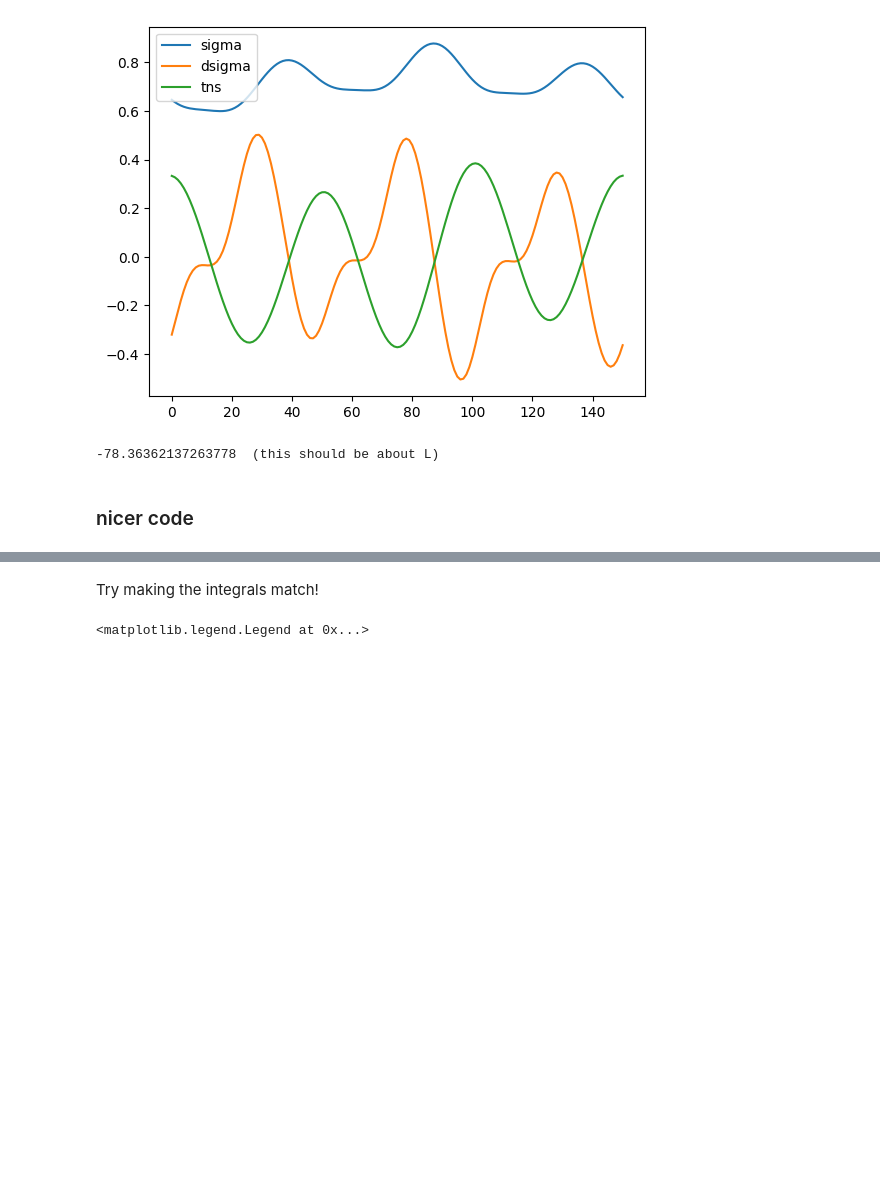
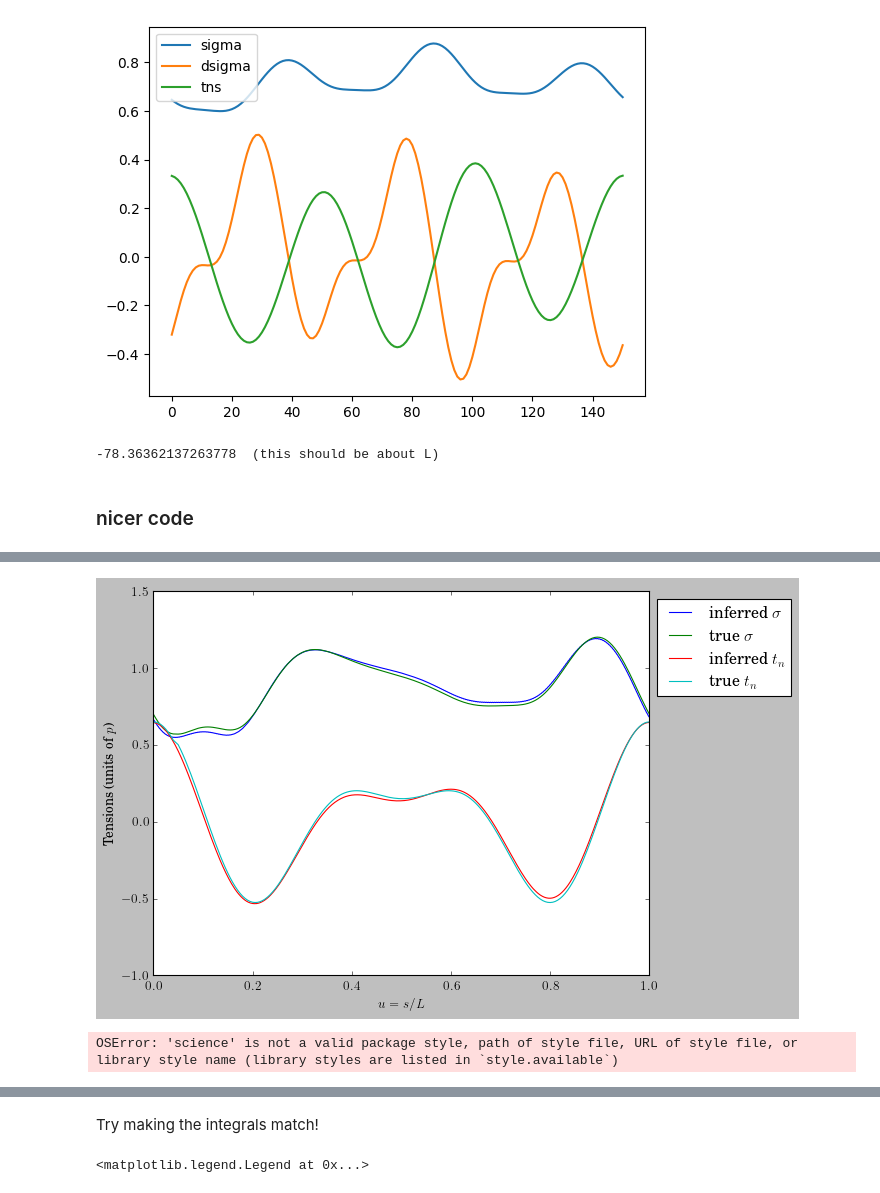
Before and after one commit to HappyTurtle99/master-proj-cell-shp-mechanics, a Jupyter notebook: removing_noise_by_hand.ipynb, the cells around one changed output, grey strips where cells are left out. Saved outputs shown, nothing was run; the diff lists cells and outputs as text; code cells hidden in the pictures; blank space fills up the shorter version.

```diff
--- a/removing_noise_by_hand.ipynb
+++ b/removing_noise_by_hand.ipynb
@@ -217,0 +254,40 @@ a surprise to be sure, but a welcome one
+# %%
+import matplotlib as mpl
+mpl.rcParams['text.usetex'] = True
+mpl.rcParams['mathtext.fontset'] = 'cm'  # Set math font to Computer Modern (cm)
+
+
+psis = get_tgt_angles(curve)
+psis = interp1d(np.linspace(0, 1, len(curve)), psis)(np.linspace(0, 1, N))
+
+intx, inty, intz = ints
+intx /= L
+inty /= L
+intz /= L
+
+sigmas_a_bit_dirty = sigmas_clean + (intx * np.cos(psis) + inty * np.sin(psis))
+tns_a_bit_dirty = tns_clean + (intx * np.sin(psis) - inty * np.cos(psis))
+plt.plot(np.linspace(0, 1, len(sigmas_a_bit_dirty)), sigmas_a_bit_dirty, label='inferred $\sigma$')
+plt.plot(np.linspace(0, 1, len(sigmas_actual)), sigmas_actual, label='true $\sigma$')
+plt.plot(np.linspace(0, 1, len(sigmas_a_bit_dirty)), tns_a_bit_dirty, label='inferred $t_n$')
+plt.plot(np.linspace(0, 1, len(sigmas_actual)), tns_actual, label='true $t_n$')
+# plt.plot(np.linspace(0, 1, len(sigmas_clean)), sigmas_clean, label='sigma_clean')
+# plt.plot(np.linspace(0, 1, len(sigmas_clean)), tns_clean, label='tns_clean')
+plt.xlim(0, 1)
+plt.xlabel('$u = s / L$')
+plt.ylabel('Tensions (units of $p$)')
+plt.legend(loc='upper left', bbox_to_anchor=(1, 1))  # Moves legend outside
+plt.savefig("true_clean_rly_clean.pdf", dpi=300, bbox_inches="tight")  # Save before showing
+plt.show()
+# %% [output]
+[figure, added]
+# %%
+plt.style.use('science')  # Try 'ggplot', 'seaborn-paper', 'science', etc.
+plt.plot(np.linspace(0, L, len(sigmas_clean))[:], sigmas_clean[:], label='sigma_clean')
+plt.plot(np.linspace(0, L, len(sigmas_actual)), sigmas_actual, label='sigma_actual')
+plt.plot(np.linspace(0, L, len(sigmas_clean))[:], tns_clean[:], label='tns_clean')
+plt.plot(np.linspace(0, L, len(sigmas_actual)), tns_actual, label='tns_actual')
+plt.legend()
+plt.show()
+# %% [output]
+OSError: 'science' is not a valid package style, path of style file, URL of style file, or library style name (library styles are listed in `style.available`)
```
Also changed, not shown: parts of 7 cells of this notebook, 9 other files.
